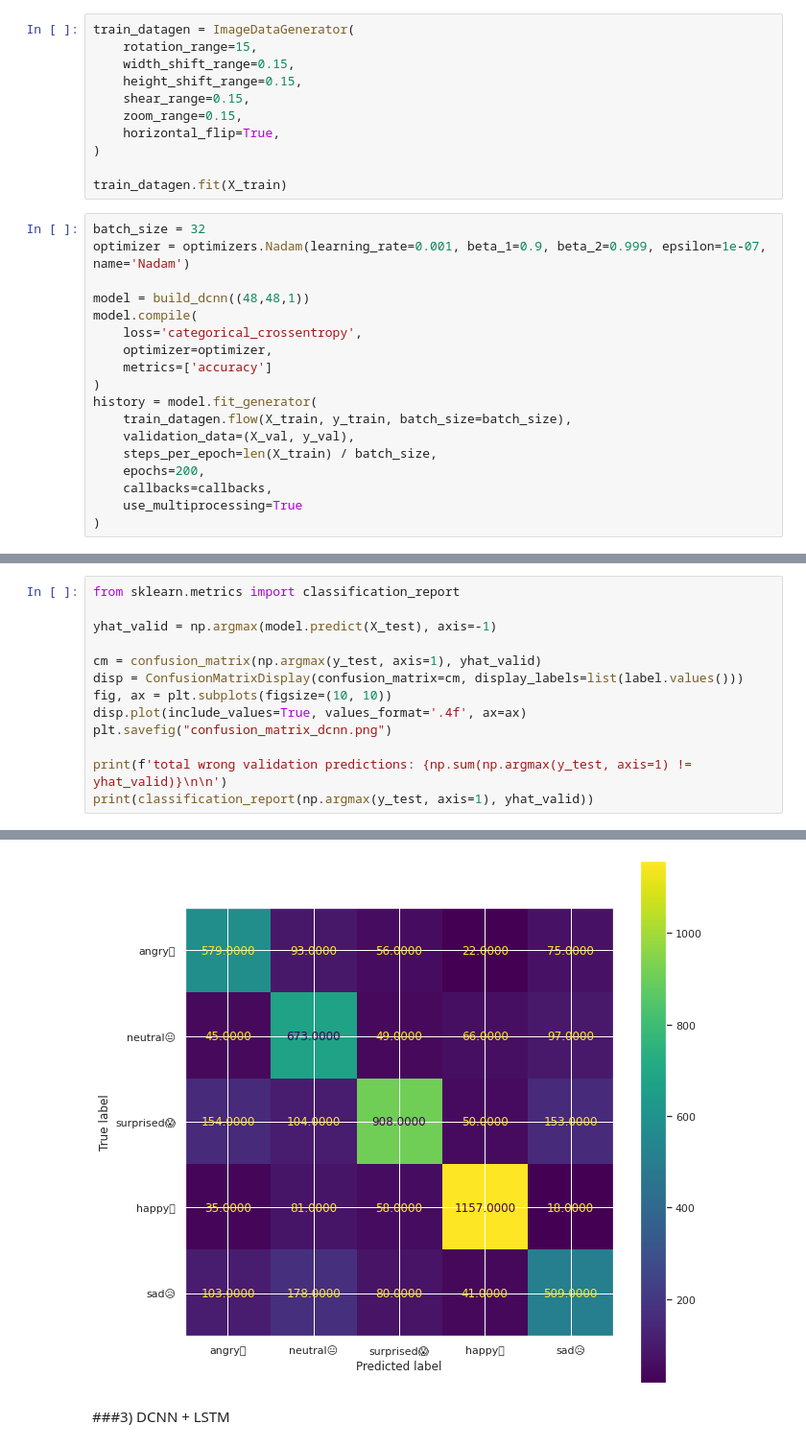
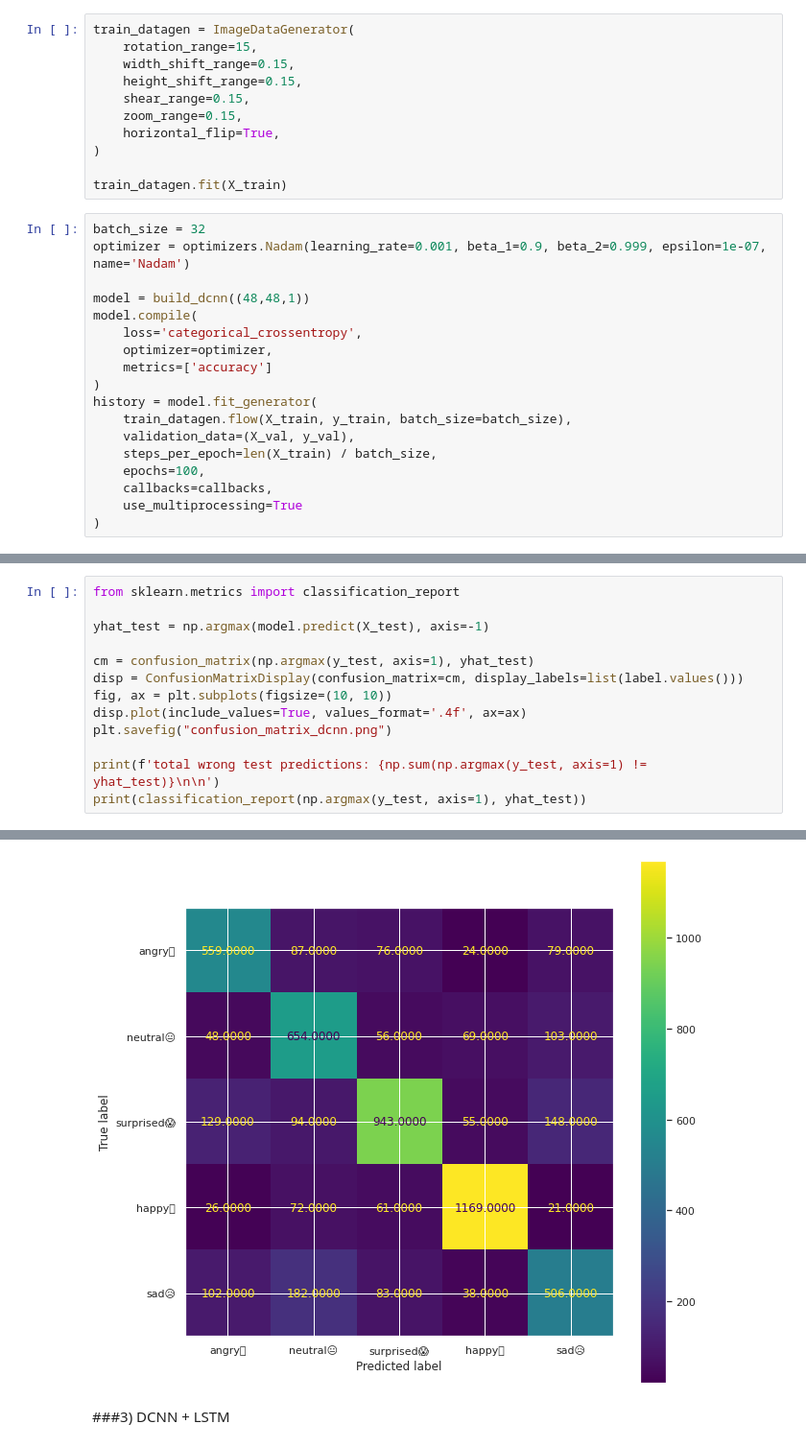
Before and after one commit to Gyeong-Hyeon/AI_Project, a Jupyter notebook: Section4/Facial_emotion_recognition.ipynb, the cells around one changed output, grey strips where cells are left out. Shown at 96% size. Drawn from its saved outputs; the diff is of its cells as text.

```diff
--- a/Section4/Facial_emotion_recognition.ipynb
+++ b/Section4/Facial_emotion_recognition.ipynb
@@ -544,7 +540,7 @@ history = model.fit_generator(
     train_datagen.flow(X_train, y_train, batch_size=batch_size),
     validation_data=(X_val, y_val),
     steps_per_epoch=len(X_train) / batch_size,
-    epochs=200,
+    epochs=100,
     callbacks=callbacks,
     use_multiprocessing=True
 )
@@ -605,14 +607,14 @@ plt.show()
 # %%
 from sklearn.metrics import classification_report
 
-yhat_valid = np.argmax(model.predict(X_test), axis=-1)
+yhat_test = np.argmax(model.predict(X_test), axis=-1)
 
-cm = confusion_matrix(np.argmax(y_test, axis=1), yhat_valid)
+cm = confusion_matrix(np.argmax(y_test, axis=1), yhat_test)
 disp = ConfusionMatrixDisplay(confusion_matrix=cm, display_labels=list(label.values()))
 fig, ax = plt.subplots(figsize=(10, 10))
 disp.plot(include_values=True, values_format='.4f', ax=ax)
 plt.savefig("confusion_matrix_dcnn.png")
 
-print(f'total wrong validation predictions: {np.sum(np.argmax(y_test, axis=1) != yhat_valid)}\n\n')
-print(classification_report(np.argmax(y_test, axis=1), yhat_valid))
+print(f'total wrong test predictions: {np.sum(np.argmax(y_test, axis=1) != yhat_test)}\n\n')
+print(classification_report(np.argmax(y_test, axis=1), yhat_test))
 # %% [output]
@@ -632,5 +634,5 @@ total wrong validation predictions: 1558
 weighted avg       0.72      0.71      0.71      5384
-[figure, old version]
+[figure, new version]
 # %% [markdown]
 ###3) DCNN + LSTM
 # %% [markdown]
```
Also changed, not shown: parts of 40 cells of this notebook.
